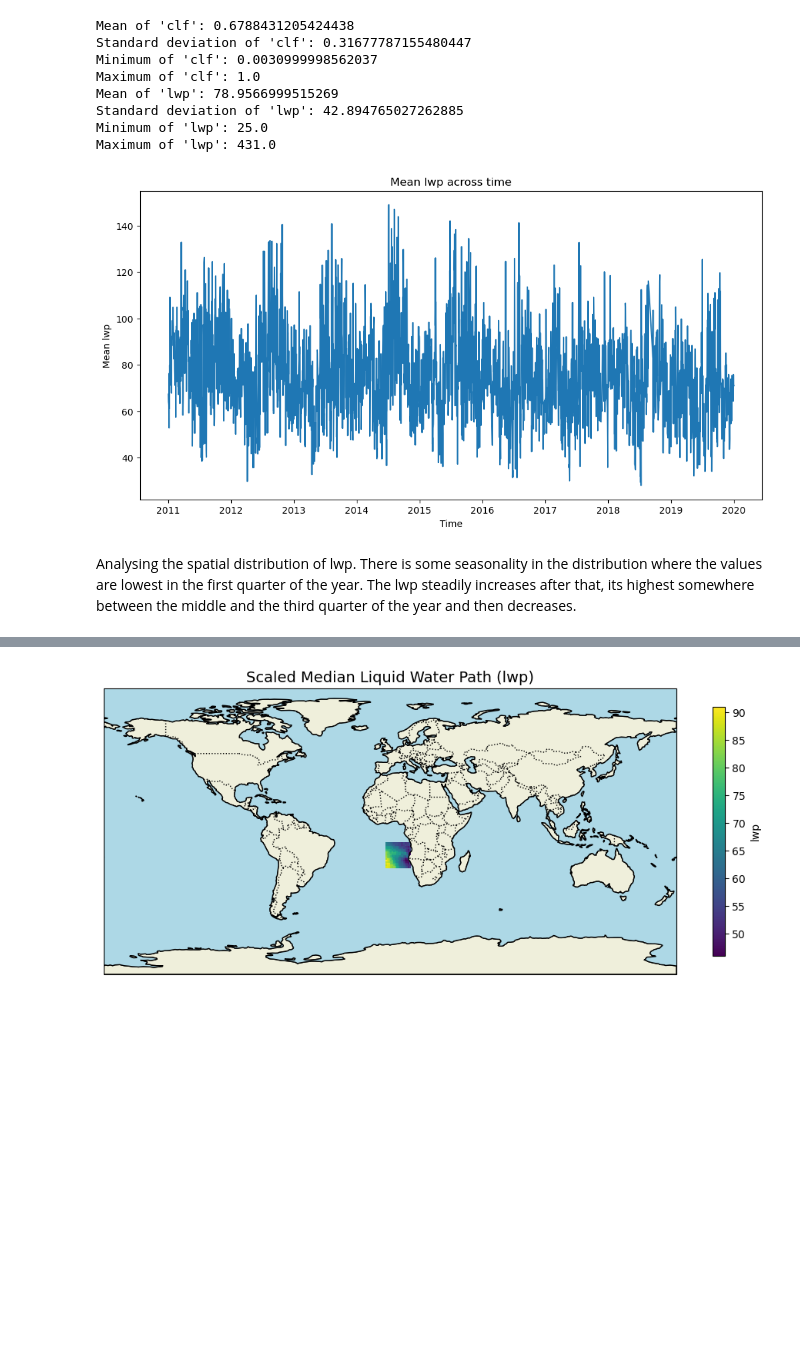
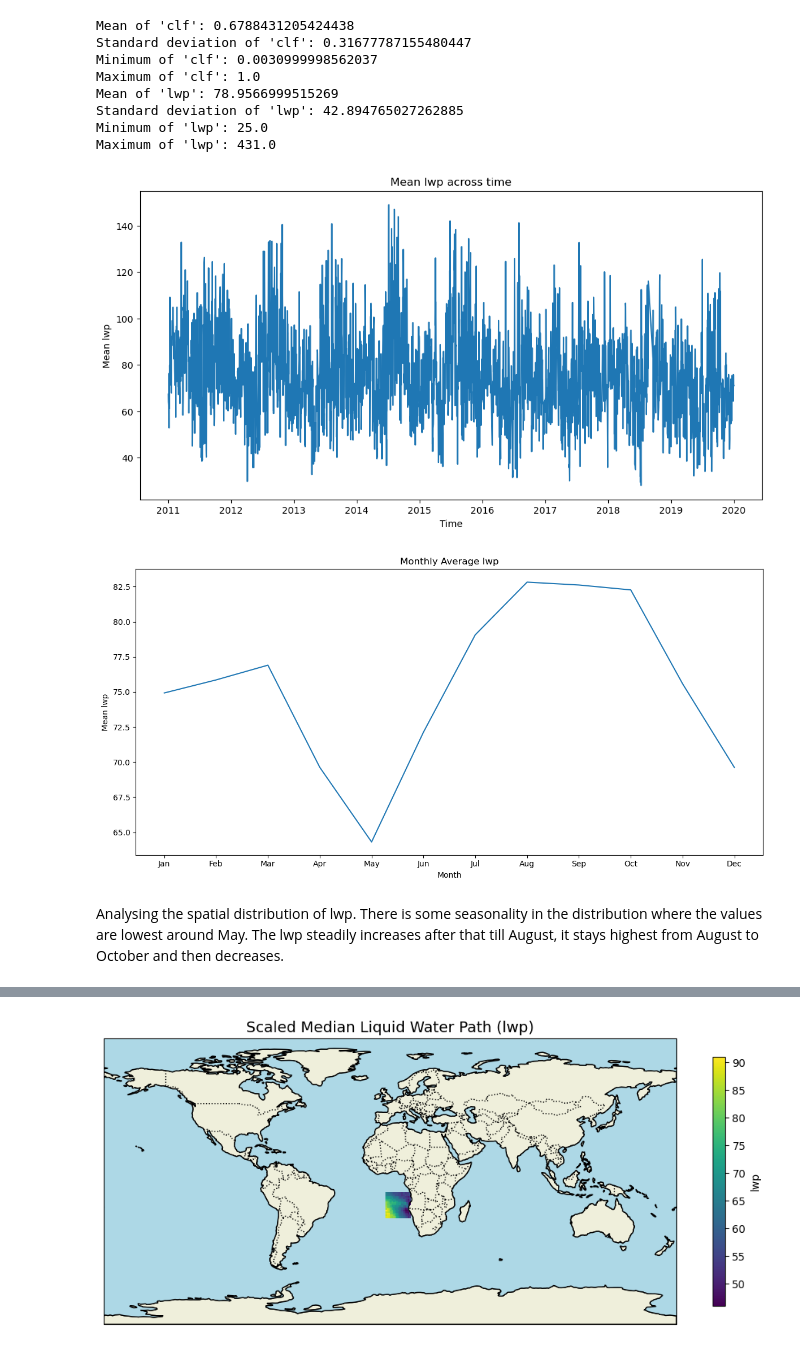
Before and after one commit to satvik007vk/Calisma_LR, a Jupyter notebook: pre_plot_analyses.ipynb, the cells around one changed output, grey strips where cells are left out. Saved outputs shown, nothing was run; the diff lists cells and outputs as text; code cells hidden in the pictures; blank space fills up the shorter version.

Commit message:
feat: add groupby temporal graph function

```diff
--- a/pre_plot_analyses.ipynb
+++ b/pre_plot_analyses.ipynb
@@ -86,18 +86,20 @@ Maximum of 'lwp': 431.0
 # %%
 from pre_plot import PlotData
 
 # clf_plot=PlotData(ds=ds)
 # clf_plot.temporalplot2(column='clf')
 
 plot_obj=PlotData(ds=ds)
 
 plot_obj.temporalplot2(column='lwp')
 
+plot_obj.temporalplot_grouped(column='lwp', groupby='monthly')
 #plot_obj.spatialplot(column='lwp')
 # %% [output]
 [figure]
+[figure, added]
 # %% [markdown]
-Analysing the spatial distribution of lwp. There is some seasonality in the distribution where the values are lowest in the first quarter of the year. The lwp  steadily increases after that, its highest somewhere between the middle and the third quarter of the year and then decreases.
+Analysing the spatial distribution of lwp. There is some seasonality in the distribution where the values are lowest around May. The lwp  steadily increases after that till August, it stays highest from August to October and then decreases.
 # %%
 #TODO - Fix time series decomposition function. Results seem incorrect, esp. seasonality
 
```
Also changed, not shown: parts of 2 cells of this notebook, 1 other file.
